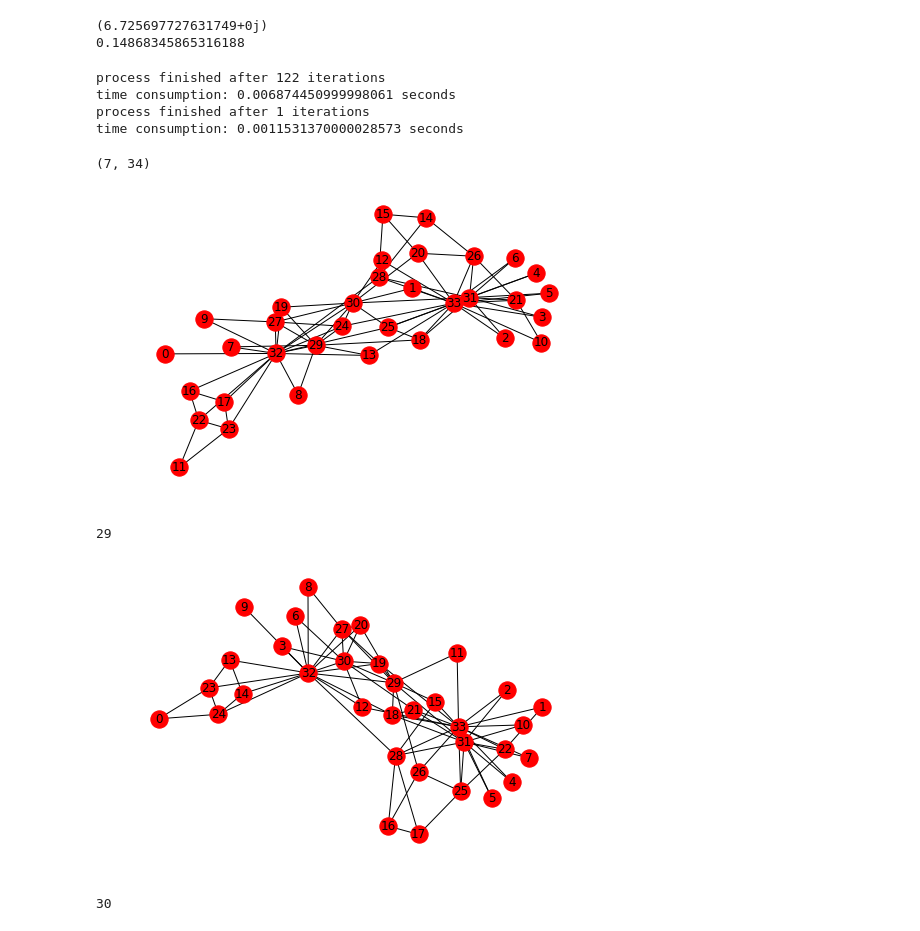
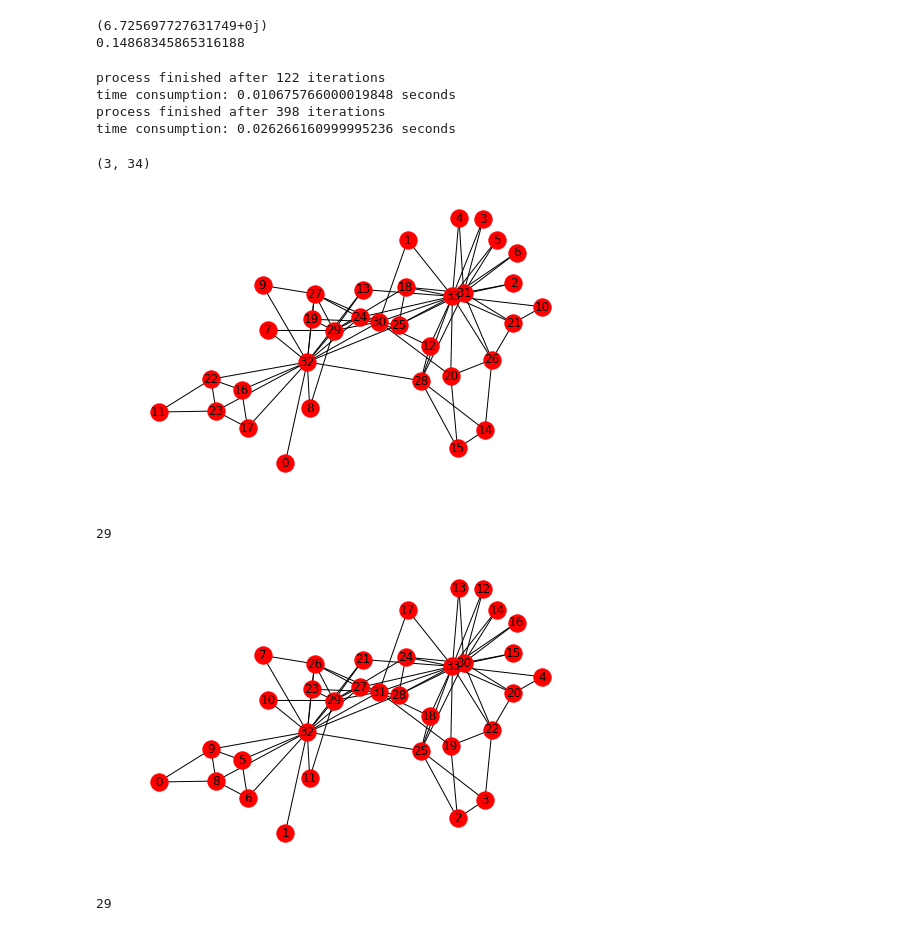
Before and after one commit to anamariostarijas/Katz-centrality-and-Google-s-PageRank, a Jupyter notebook: Primerjava algoritmov s Facebook grafom.ipynb, the cells around one changed output. Cells and saved outputs as stored; diff of their text form; code cells hidden in the pictures.

```diff
--- a/Primerjava algoritmov s Facebook grafom.ipynb
+++ b/Primerjava algoritmov s Facebook grafom.ipynb
@@ -426,21 +428,21 @@ print(1/6.725697727631749)
 0.14868345865316188
 # %%
 O_pagerank = pagerank2(R, 100000,0.000000001, 0.99)
-O_katz= katz(O, 100000, 0.000000001, 0.00000000000000014, 1)
+O_katz= katz(O, 100000, 0.000000001, 0.14, 1)
 # %% [output]
 process finished after 122 iterations
-time consumption: 0.006874450999998061 seconds
-process finished after 1 iterations
-time consumption: 0.0011531370000028573 seconds
+time consumption: 0.010675766000019848 seconds
+process finished after 398 iterations
+time consumption: 0.026266160999995236 seconds
 # %%
 rank_katz2 = rank(O_katz)
 rank_pagerank2 = rank(O_pagerank)
 # %%
 np.sum(rank_katz2 == rank_pagerank2), 34
 # %% [output]
-(7, 34)
+(3, 34)
 # %%
-spring_pos = nx.spring_layout(O)
+spring_pos = nx.fruchterman_reingold_layout(O)
 keys = list(range(0, rank_pagerank2.shape[0]+1))
 values = list(chain.from_iterable(rank_pagerank2.tolist()))
 t = {k: v for k, v in zip(keys, values)}
@@ -451,19 +453,18 @@ plt.savefig("O_graph1.png", format="PNG")
 plt.show()
 O.node[1]['pagerank']
 # %% [output]
-[figure, old version]
+[figure, new version]
 29
 # %%
-spring_pos = nx.spring_layout(O)
 keys = list(range(0, rank_katz2.shape[0]+1))
 values = list(chain.from_iterable(rank_katz2.tolist()))
 t = {k: v for k, v in zip(keys, values)}
 #t
 nx.set_node_attributes(O, t, 'katz')
 nx.draw(O, with_labels=True, pos=spring_pos, labels = t, with_attributes=True)
 plt.savefig("O_graph2.png", format="PNG")
 plt.show()
 O.node[1]['katz']
 # %% [output]
-[figure, old version]
+[figure, new version]
-30
+29
```
Also changed, not shown: parts of 8 cells of this notebook, 6 other files.
